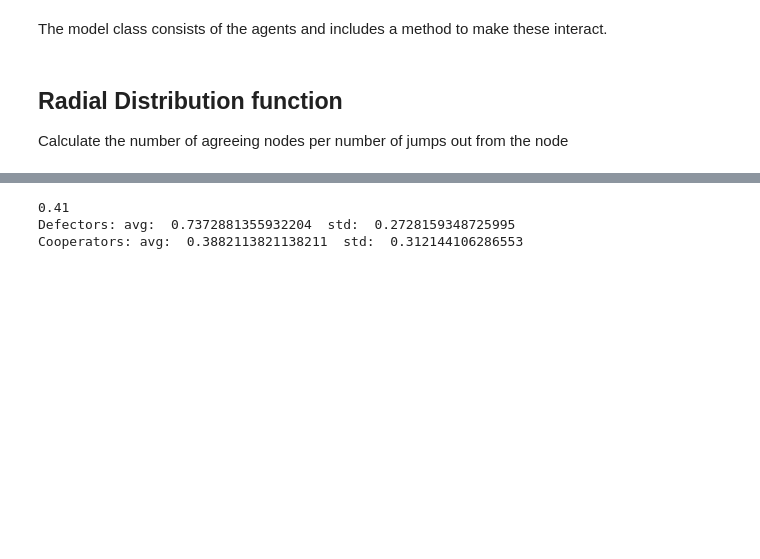
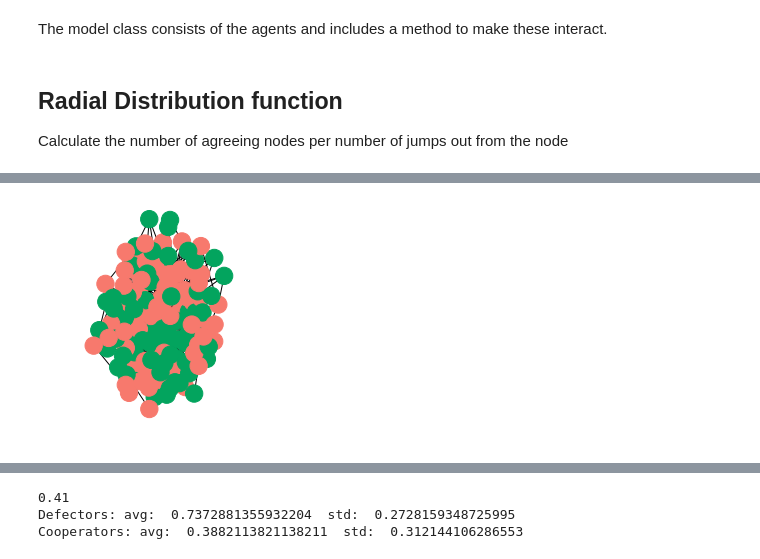
Before and after one commit to sigridbra/project-collective-altruism, a Jupyter notebook: iter2-dynamic-network.ipynb, the cells around one changed output, grey strips where cells are left out. Drawn from its saved outputs; the diff is of its cells as text; code cells hidden in the pictures; blank space fills up the shorter version.

```diff
--- a/iter2-dynamic-network.ipynb
+++ b/iter2-dynamic-network.ipynb
@@ -308,3 +398,7 @@ print(model.countCooperatorRatio())
+# %%
+draw_model(model)
+# %% [output]
+[figure, added]
 # %%
 defectorUtility = -0.21
 
```
Also changed, not shown: parts of 19 cells of this notebook, 1 other file.
